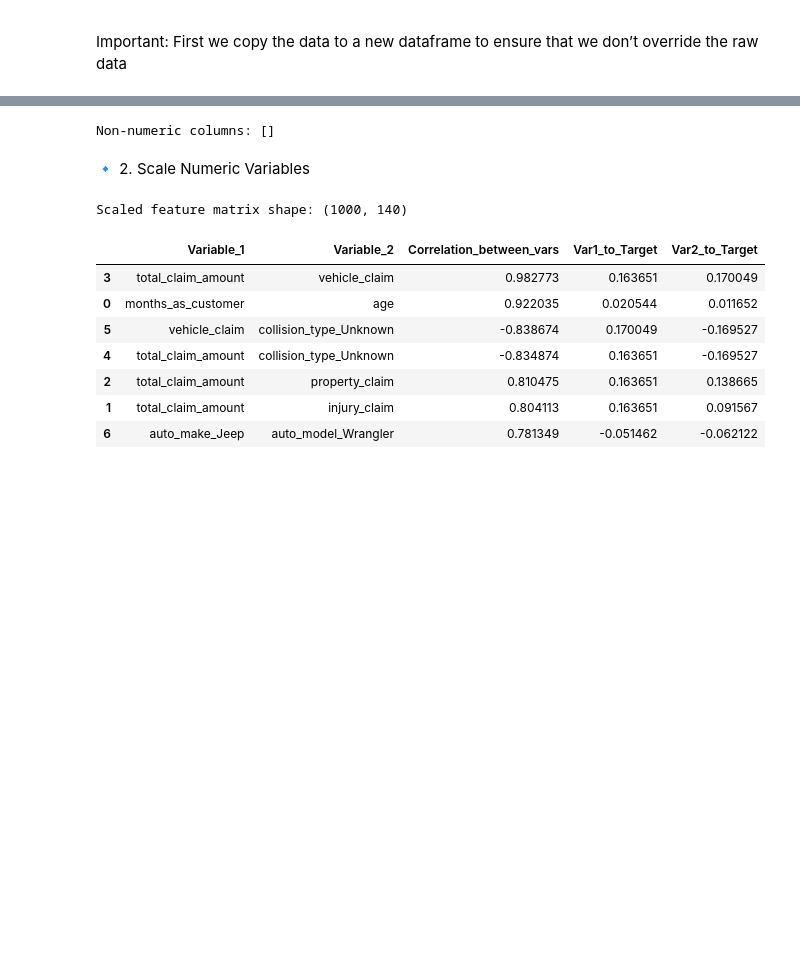
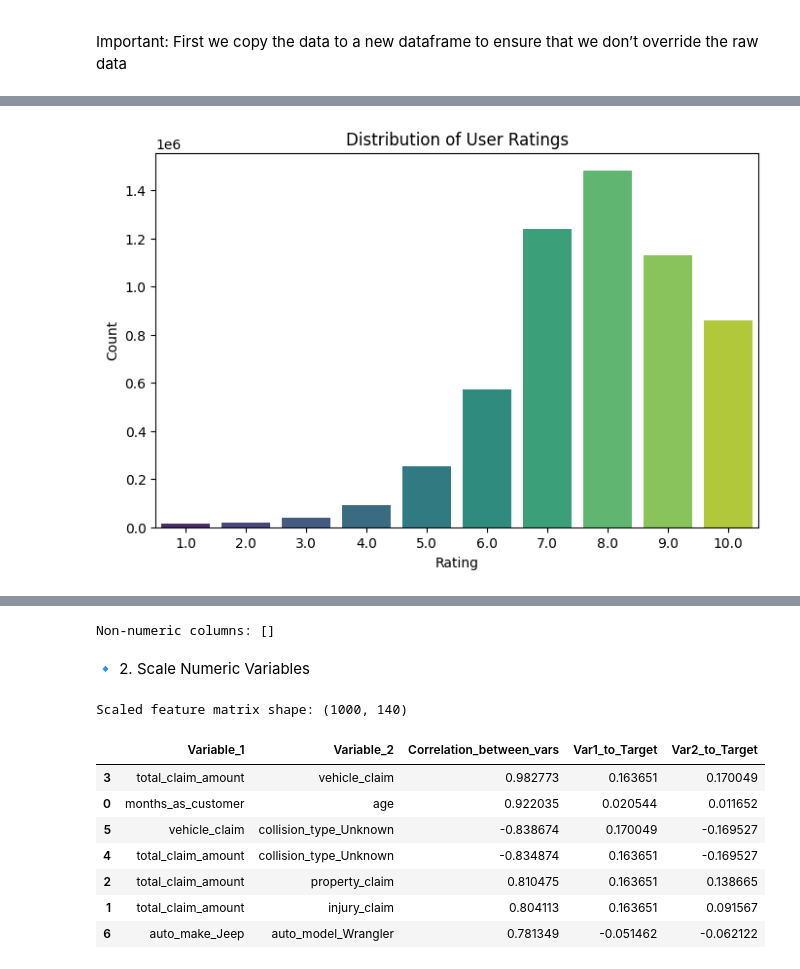
Before and after one commit to TiffanyWatt/Unsupervised_Learning_Project, a Jupyter notebook: Unsupervised_Learning_Project.ipynb, the cells around one changed output, grey strips where cells are left out. Drawn from its saved outputs; the diff is of its cells as text; code cells hidden in the pictures; blank space fills up the shorter version.

```diff
--- a/Unsupervised_Learning_Project.ipynb
+++ b/Unsupervised_Learning_Project.ipynb
@@ -1142,0 +416,4 @@ Final shapes -> X: (1000, 140) | y: (1000,)
+# %%
+# Handle missing values in anime metadata
+df_anime_copy['genre'] = df_anime_copy['genre'].fillna("Unknown")
+df_anime_copy['episodes'] = df_anime_copy['episodes'].fillna(0)
@@ -1142,0 +427,3 @@ Final shapes -> X: (1000, 140) | y: (1000,)
+# %%
+# Remove unrated entries (rating = -1)
+df_train_copy_clean = df_train_copy[df_train_copy['rating'] != -1].copy()
@@ -1142,0 +434,7 @@ Final shapes -> X: (1000, 140) | y: (1000,)
+# %%
+# Validate data types
+df_train_copy_clean['user_id'] = df_train_copy_clean['user_id'].astype(int)
+df_train_copy_clean['anime_id'] = df_train_copy_clean['anime_id'].astype(int)
+df_train_copy_clean['rating'] = df_train_copy_clean['rating'].astype(float)
+
+df_anime_copy['anime_id'] = df_anime_copy['anime_id'].astype(int)
@@ -1142,0 +445,8 @@ Final shapes -> X: (1000, 140) | y: (1000,)
+# %%
+# Keep only anime that appear in both datasets
+common_anime_ids = set(df_anime_copy['anime_id']).intersection(
+    set(df_train_copy_clean['anime_id'])
+)
+
+df_anime_copy_clean = df_anime_copy[df_anime_copy['anime_id'].isin(common_anime_ids)].copy()
+df_train_copy_clean = df_train_copy_clean[df_train_copy_clean['anime_id'].isin(common_anime_ids)]
@@ -1142,0 +490,9 @@ Final shapes -> X: (1000, 140) | y: (1000,)
+# %%
+plt.figure(figsize=(8,5))
+sns.countplot(x='rating', data=df_train_copy_clean, palette='viridis')
+plt.title("Distribution of User Ratings")
+plt.xlabel("Rating")
+plt.ylabel("Count")
+plt.show()
+# %% [output]
+[figure, added]
```
Also changed, not shown: parts of 128 cells of this notebook.
